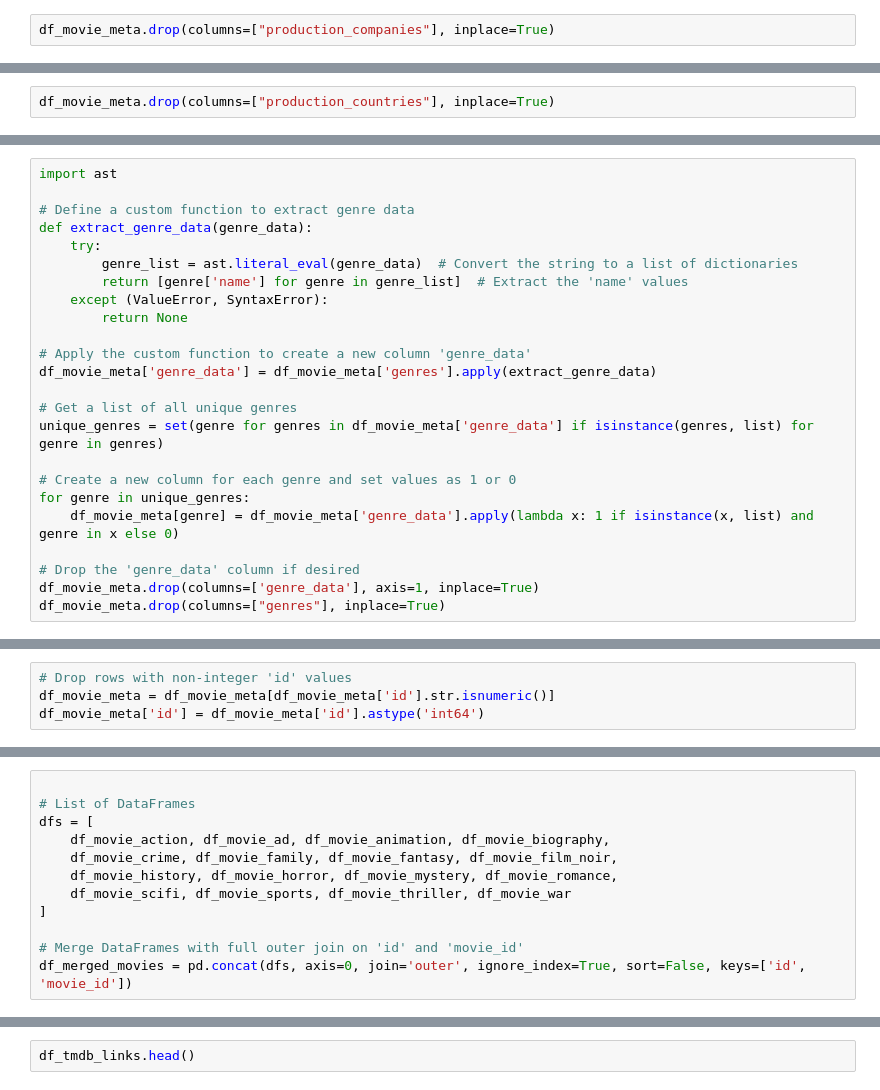
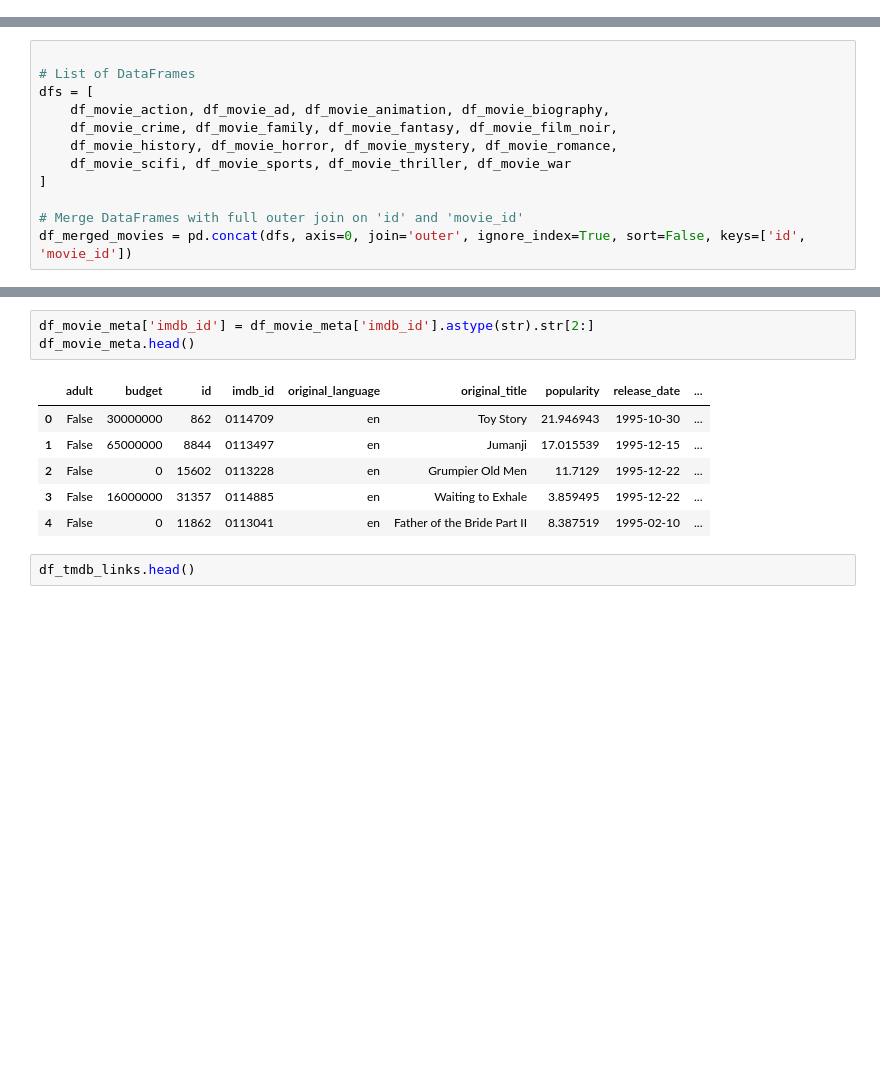
Before and after one commit to Rakshya8/movie_project, a Jupyter notebook: modelling.ipynb, the cells around one changed output, grey strips where cells are left out. Cells and saved outputs as stored; diff of their text form; blank space fills up the shorter version.

```diff
--- a/modelling.ipynb
+++ b/modelling.ipynb
@@ -192,2 +36,0 @@ df_movie_meta.drop(columns=['production_companies_data'], inplace=True)
-# %%
-df_movie_meta.drop(columns=["production_companies"], inplace=True)
@@ -225,2 +36,0 @@ df_movie_meta.drop(columns=['production_countries_data'], inplace=True)
-# %%
-df_movie_meta.drop(columns=["production_countries"], inplace=True)
@@ -240,24 +36,0 @@ df_movie_meta.genres[0]
-# %%
-import ast
-
-# Define a custom function to extract genre data
-def extract_genre_data(genre_data):
-    try:
-        genre_list = ast.literal_eval(genre_data)  # Convert the string to a list of dictionaries
-        return [genre['name'] for genre in genre_list]  # Extract the 'name' values
-    except (ValueError, SyntaxError):
-        return None
-
-# Apply the custom function to create a new column 'genre_data'
-df_movie_meta['genre_data'] = df_movie_meta['genres'].apply(extract_genre_data)
-
-# Get a list of all unique genres
-unique_genres = set(genre for genres in df_movie_meta['genre_data'] if isinstance(genres, list) for genre in genres)
-
-# Create a new column for each genre and set values as 1 or 0
-for genre in unique_genres:
-    df_movie_meta[genre] = df_movie_meta['genre_data'].apply(lambda x: 1 if isinstance(x, list) and genre in x else 0)
-
-# Drop the 'genre_data' column if desired
-df_movie_meta.drop(columns=['genre_data'], axis=1, inplace=True)
-df_movie_meta.drop(columns=["genres"], inplace=True)
@@ -305,4 +36,0 @@ array(['862', '8844', '15602', ..., '67758', '227506', '461257'],
-# %%
-# Drop rows with non-integer 'id' values
-df_movie_meta = df_movie_meta[df_movie_meta['id'].str.isnumeric()]
-df_movie_meta['id'] = df_movie_meta['id'].astype('int64')
@@ -367,6 +55,16 @@ df_merged_movies.head()
 | 2 | tt5884796 | Plane | 2023 | R | 107 min | Action, Thriller | 6.5 | A pilot finds himself caught in a... | Jean-François Richet | ... |
 | 3 | tt6710474 | Everything Everywhere All at Once | 2022 | R | 139 min | Action, Adventure, Comedy | 8.0 | A middle-aged Chinese immigrant i... | Dan Kwan, \nDaniel Scheinert | ... |
 | 4 | tt5433140 | Fast X | 2023 | NaN | NaN | Action, Crime, Mystery | NaN | Dom Toretto and his family are ta... | Louis Leterrier | ... |
+# %%
+df_movie_meta['imdb_id'] = df_movie_meta['imdb_id'].astype(str).str[2:]
+df_movie_meta.head()
+# %% [output]
+|  | adult | budget | id | imdb_id | original_language | original_title | popularity | release_date | ... |
+| 0 | False | 30000000 | 862 | 0114709 | en | Toy Story | 21.946943 | 1995-10-30 | ... |
+| 1 | False | 65000000 | 8844 | 0113497 | en | Jumanji | 17.015539 | 1995-12-15 | ... |
+| 2 | False | 0 | 15602 | 0113228 | en | Grumpier Old Men | 11.7129 | 1995-12-22 | ... |
+| 3 | False | 16000000 | 31357 | 0114885 | en | Waiting to Exhale | 3.859495 | 1995-12-22 | ... |
+| 4 | False | 0 | 11862 | 0113041 | en | Father of the Bride Part II | 8.387519 | 1995-02-10 | ... |
 # %%
 df_tmdb_links.head()
 # %% [output]
```
Also changed, not shown: parts of 39 cells of this notebook, 2 other files.
